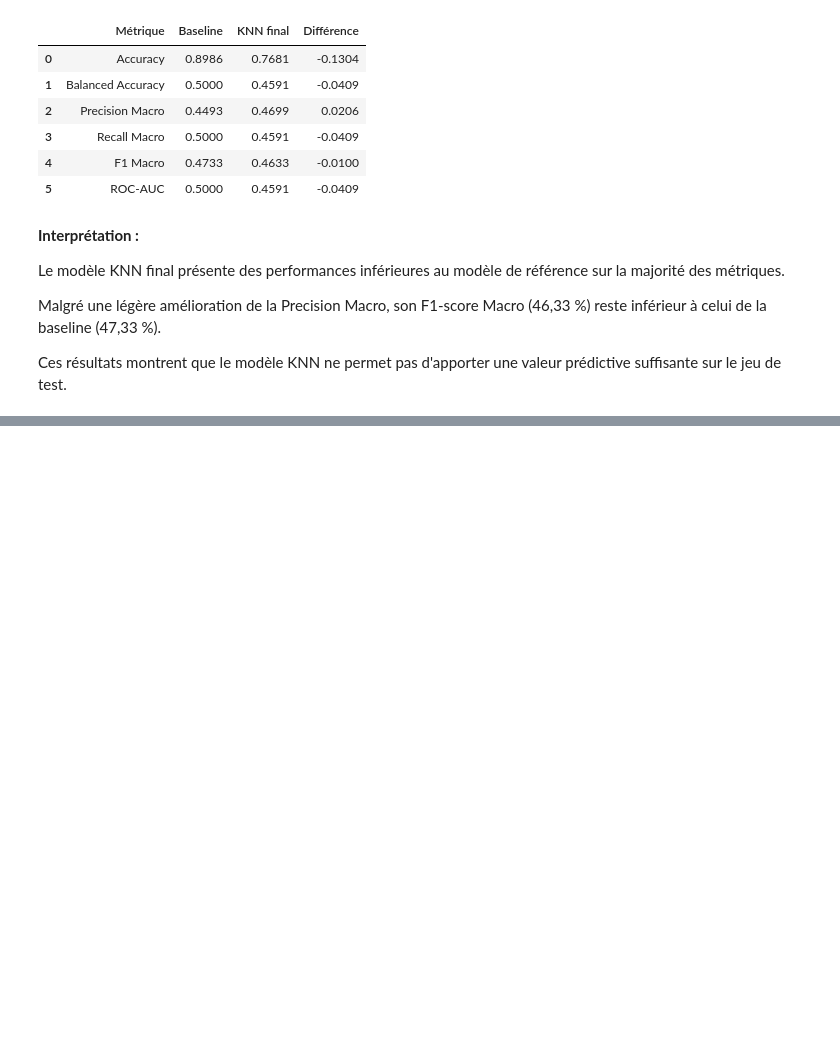
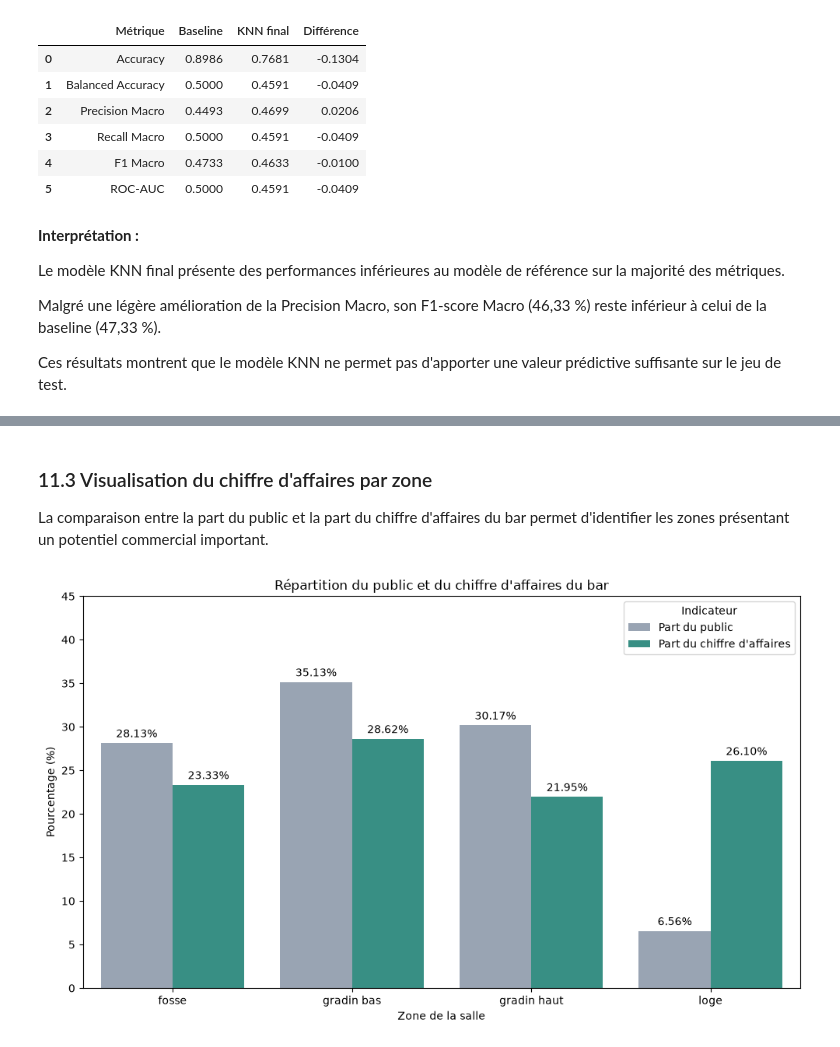
Before and after one commit to Fourkhoub/Projet_DataMining, a Jupyter notebook: notebooks/Question5.ipynb, the cells around one changed output, grey strips where cells are left out. Cells and saved outputs as stored; diff of their text form; code cells hidden in the pictures; blank space fills up the shorter version.

Commit message:
(q5): analyse par zone, test du khi-deux, KNN simplifie et recommandations commerciales

```diff
--- a/notebooks/Question5.ipynb
+++ b/notebooks/Question5.ipynb
@@ -2498,0 +2684,49 @@ de test.
+# %% [markdown]
+### 11.3 Visualisation du chiffre d'affaires par zone
+
+La comparaison entre la part du public et la part du
+chiffre d'affaires du bar permet d'identifier les zones
+présentant un potentiel commercial important.
+# %%
+# Préparation des données pour la visualisation
+analyse_zone_graph = analyse_zone.reset_index().melt(
+    id_vars='zone',
+    value_vars=['part_public', 'part_ca_bar'],
+    var_name='Indicateur',
+    value_name='Pourcentage'
+)
+
+# Renommage des indicateurs
+analyse_zone_graph['Indicateur'] = (
+    analyse_zone_graph['Indicateur'].replace({
+        'part_public': 'Part du public',
+        'part_ca_bar': "Part du chiffre d'affaires"
+    })
+)
+
+# Création de la figure
+plt.figure(figsize=(10, 6))
+
+# Comparaison des deux indicateurs
+ax = sns.barplot(
+    data=analyse_zone_graph,
+    x='zone',
+    y='Pourcentage',
+    hue='Indicateur',
+    palette=['#94A3B8', '#2A9D8F']
+)
+
+# Affichage des pourcentages sur les barres
+for container in ax.containers:
+    ax.bar_label(container, fmt='%.2f%%', padding=3)
+
+# Personnalisation du graphique
+plt.title("Répartition du public et du chiffre d'affaires du bar")
+plt.xlabel("Zone de la salle")
+plt.ylabel("Pourcentage (%)")
+plt.ylim(0, 45)
+plt.legend(title="Indicateur")
+plt.tight_layout()
+plt.show()
+# %% [output]
+[figure, added]
```
Also changed, not shown: parts of 27 cells of this notebook.
